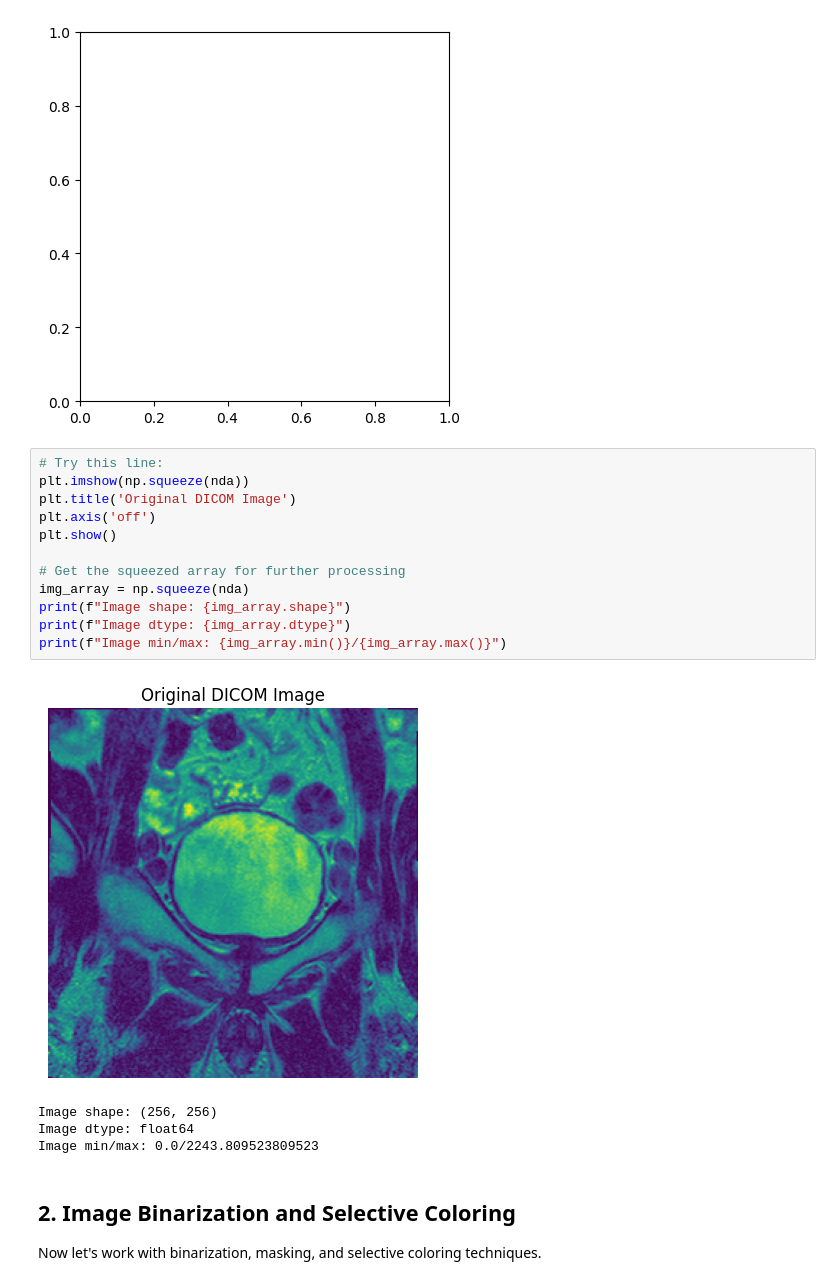
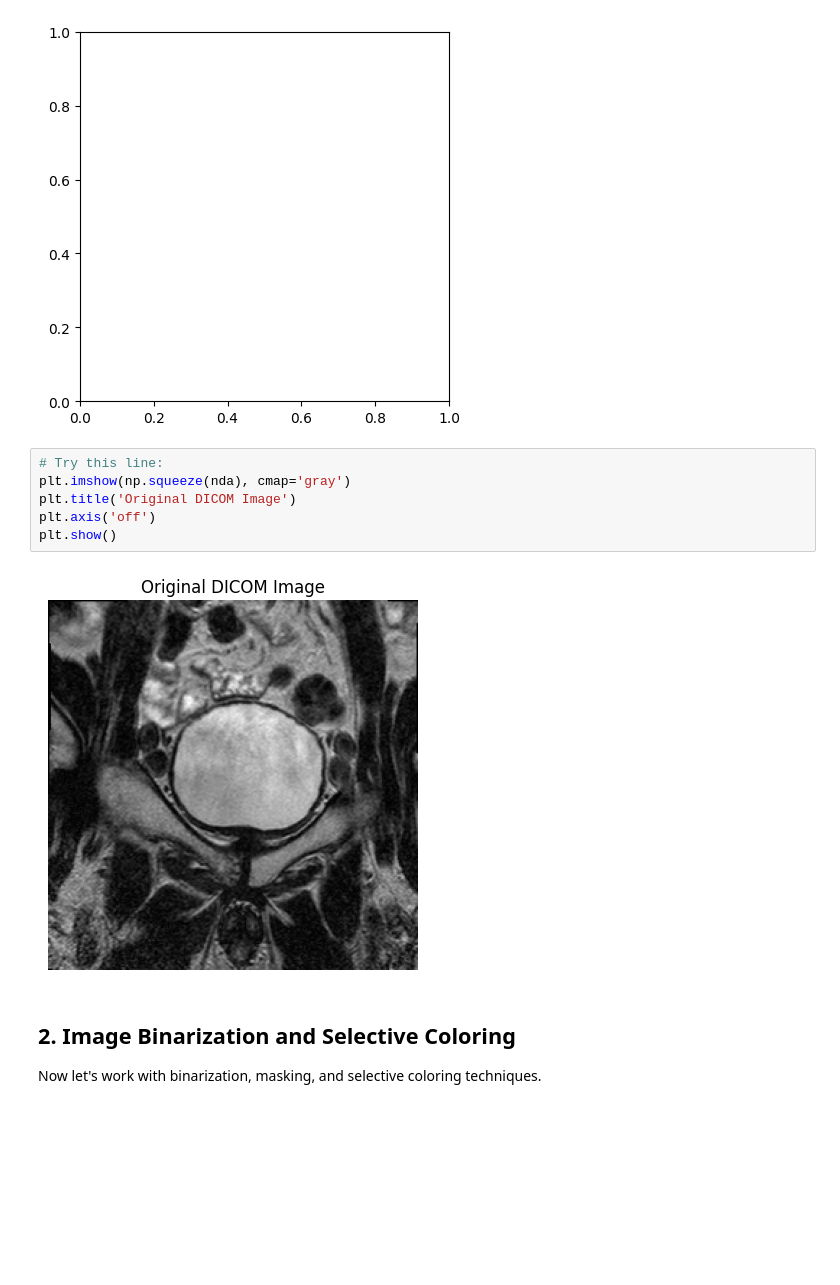
Before and after one commit to UBC-BIOMOD-Computational/Life-Science-Image-Analysis-Workshops-2025-2026, a Jupyter notebook: solutions/lab3_solution.ipynb, the cells around one changed output. Saved outputs shown, nothing was run; the diff lists cells and outputs as text; blank space fills up the shorter version.

```diff
--- a/solutions/lab3_solution.ipynb
+++ b/solutions/lab3_solution.ipynb
@@ -138,21 +138,12 @@ TypeError: Invalid shape (1, 256, 256) for image data
 [figure]
 # %%
 # Try this line:
-plt.imshow(np.squeeze(nda))
+plt.imshow(np.squeeze(nda), cmap='gray')
 plt.title('Original DICOM Image')
 plt.axis('off')
 plt.show()
-
-# Get the squeezed array for further processing
-img_array = np.squeeze(nda)
-print(f"Image shape: {img_array.shape}")
-print(f"Image dtype: {img_array.dtype}")
-print(f"Image min/max: {img_array.min()}/{img_array.max()}")
 # %% [output]
-[figure, old version]
+[figure, new version]
-Image shape: (256, 256)
-Image dtype: float64
-Image min/max: 0.0/2243.809523809523
 # %% [markdown]
 ## 2. Image Binarization and Selective Coloring
 
```
Also changed, not shown: parts of 7 cells of this notebook, 2 other files.
